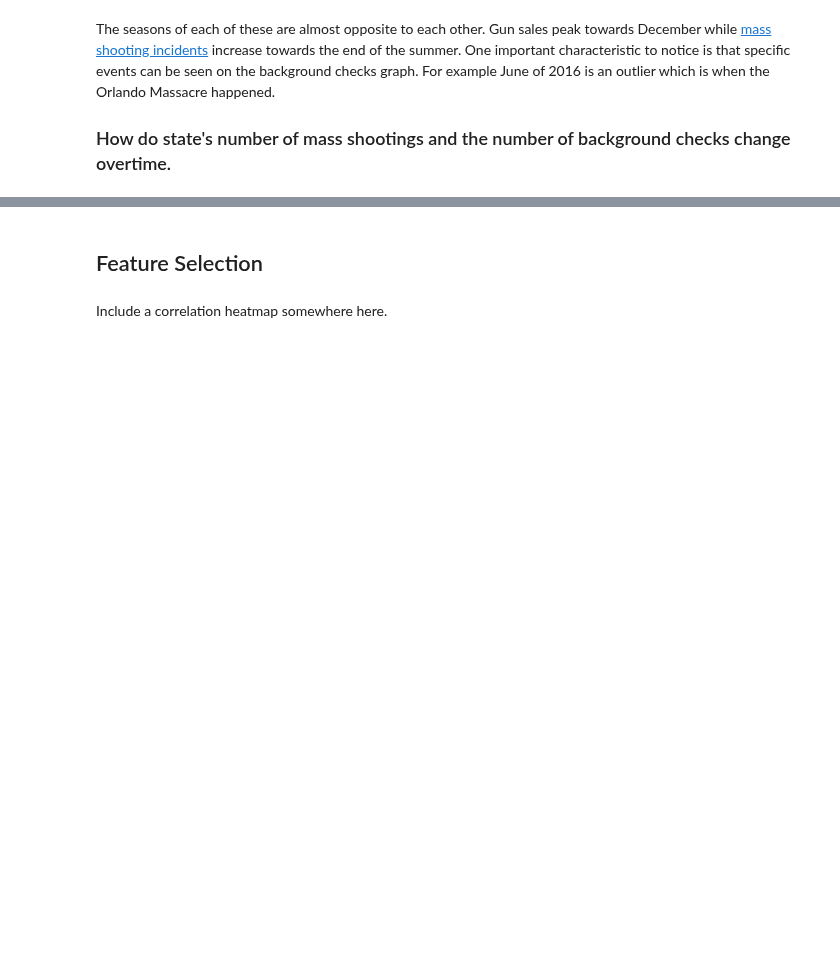
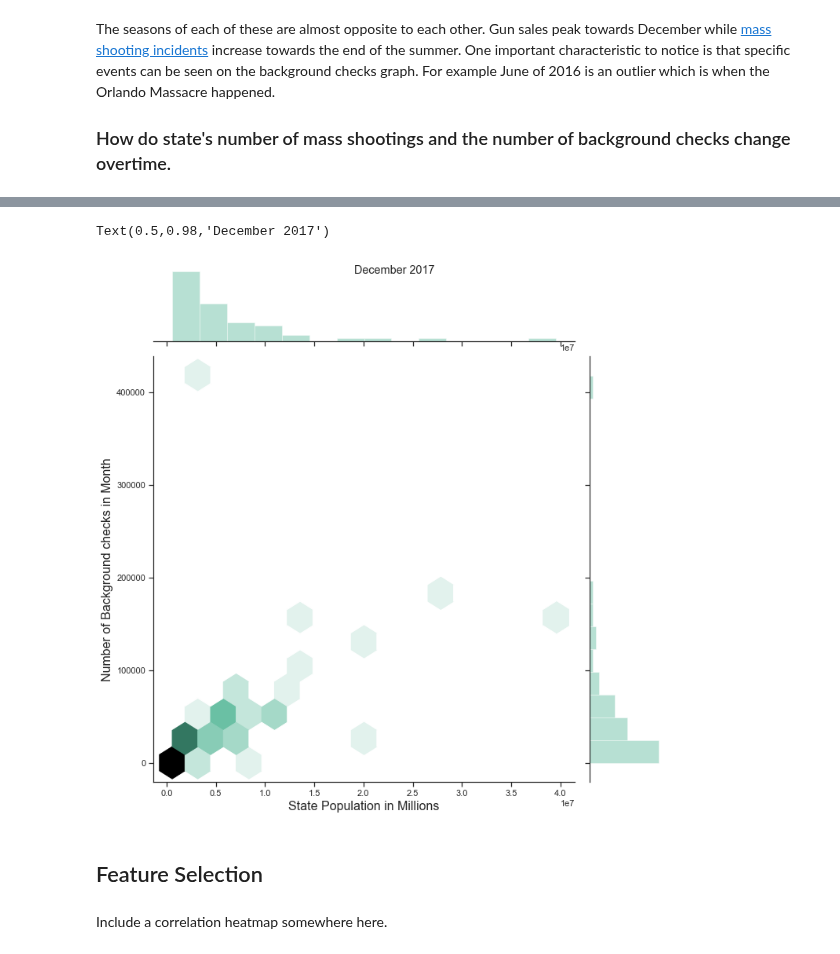
Before and after one commit to EliasFM/INFO370-FinalProject, a Jupyter notebook: webpage.ipynb, the cells around one changed output, grey strips where cells are left out. Cells and saved outputs as stored; diff of their text form; code cells hidden in the pictures; blank space fills up the shorter version.

```diff
--- a/webpage.ipynb
+++ b/webpage.ipynb
@@ -134,3 +133,12 @@ sns.jointplot(states_only.population, states_only.totals, kind="hex", height=10,
+# %%
+sns.set(style="ticks")
+#first_month = states_only[(states_only.year == 2013) & (states_only.month == 1)]
+last_month = states_only[(states_only.year == 2017) & (states_only.month == 12)]
+pop_totals_graph = sns.jointplot(last_month.population, last_month.totals, kind="hex", height=10, color="#4CB391")
+pop_totals_graph.set_axis_labels('State Population in Millions', 'Number of Background checks in Month', fontsize=16).fig.suptitle('December 2017')
+# %% [output]
+Text(0.5,0.98,'December 2017')
+[figure, added]
 # %% [markdown]
 ## Feature Selection
 # %% [markdown]
```
Also changed, not shown: parts of 8 cells of this notebook.
